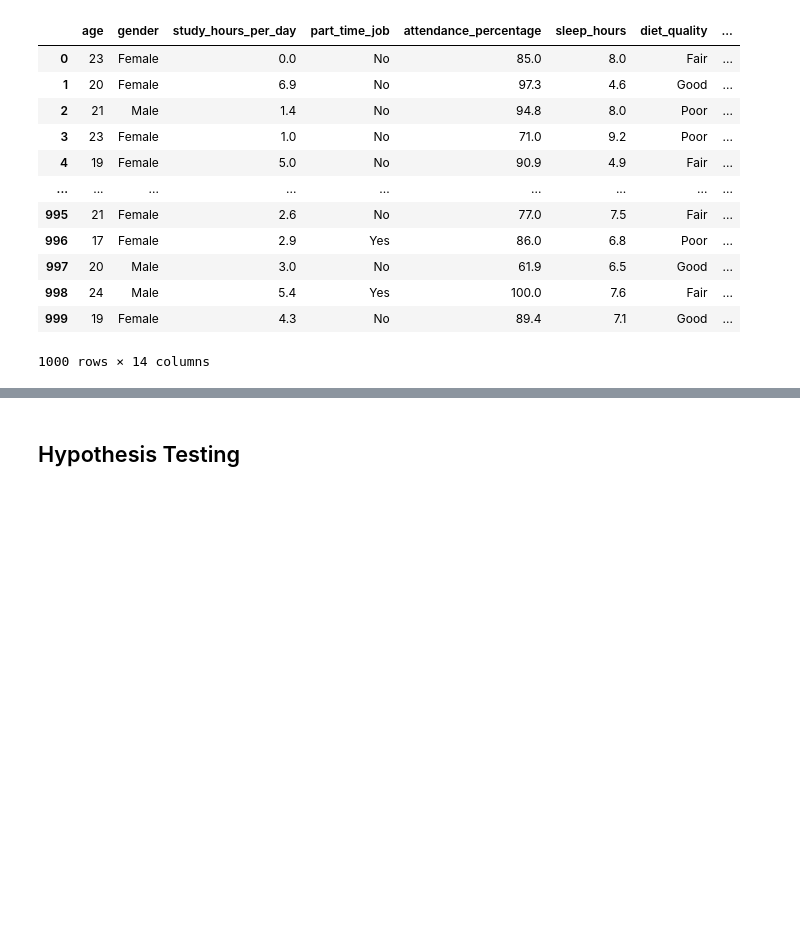
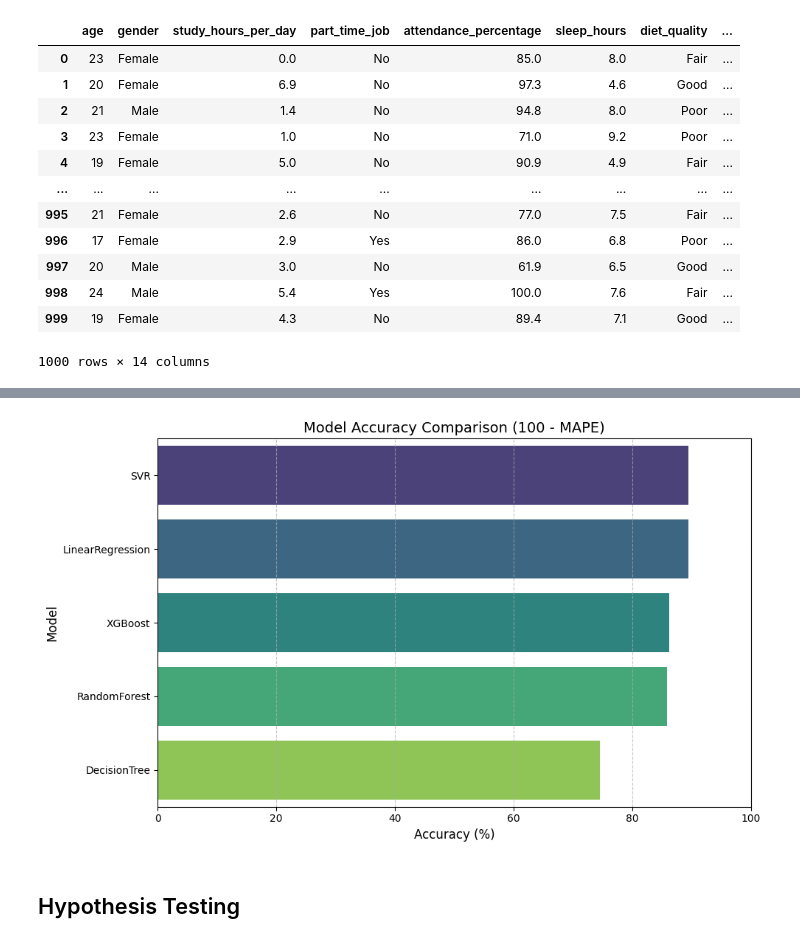
Before and after one commit to OmarAboElnaga/Students-Score-and-their-Habits, a Jupyter notebook: Students'_Scores_and_their_habits.ipynb, the cells around one changed output, grey strips where cells are left out. Drawn from its saved outputs; the diff is of its cells as text; code cells hidden in the pictures; blank space fills up the shorter version.

Commit message:
model training

```diff
--- a/Students'_Scores_and_their_habits.ipynb
+++ b/Students'_Scores_and_their_habits.ipynb
@@ -126,0 +369,3 @@ df
+# %%
+le = LabelEncoder()
+x['gender'] = le.fit_transform(x['gender'])
@@ -126,0 +378,4 @@ df
+# %%
+numerical_cols = x.select_dtypes(include=['float64', 'int64']).columns
+scaler = StandardScaler()
+x[numerical_cols] = scaler.fit_transform(x[numerical_cols])
@@ -126,0 +388,6 @@ df
+# %%
+y = np.array(y)
+scaler = StandardScaler()
+y = scaler.fit_transform(y.reshape(-1, 1))
+# %%
+x_train,x_test,y_train,y_test = train_test_split(x,y,test_size=0.15,random_state=42)
@@ -127,3 +485,16 @@ df
+# %%
+plt.figure(figsize=(10, 6))
+sns.barplot(data=results_df, x="Accuracy (%)", y="Model", palette="viridis")
+
+plt.title("Model Accuracy Comparison (100 - MAPE)", fontsize=14)
+plt.xlabel("Accuracy (%)", fontsize=12)
+plt.ylabel("Model", fontsize=12)
+plt.xlim(0, 100)
+plt.grid(axis='x', linestyle='--', alpha=0.7)
+plt.tight_layout()
+plt.show()
+# %% [output]
+[figure, added]
 # %% [markdown]
 ## Hypothesis Testing
 # %% [markdown]
```
Also changed, not shown: parts of 54 cells of this notebook.
